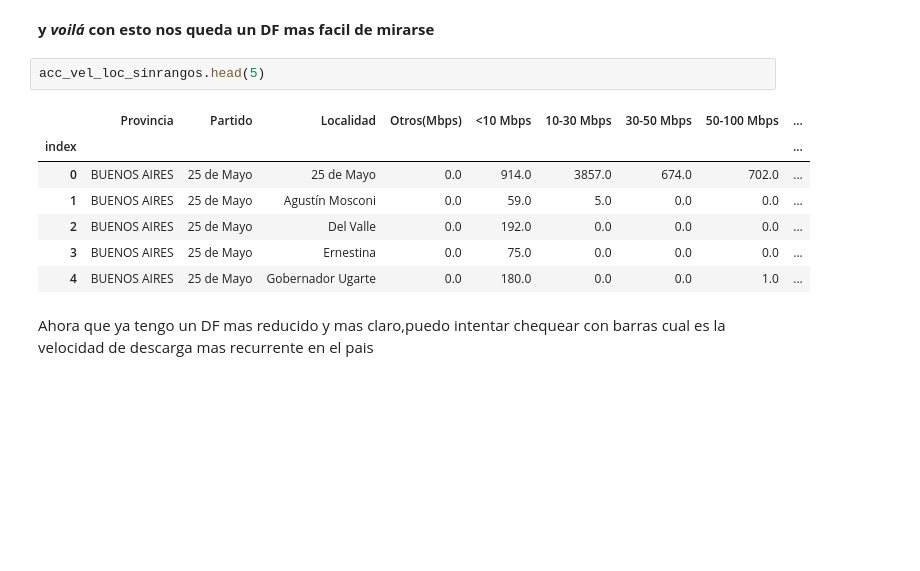
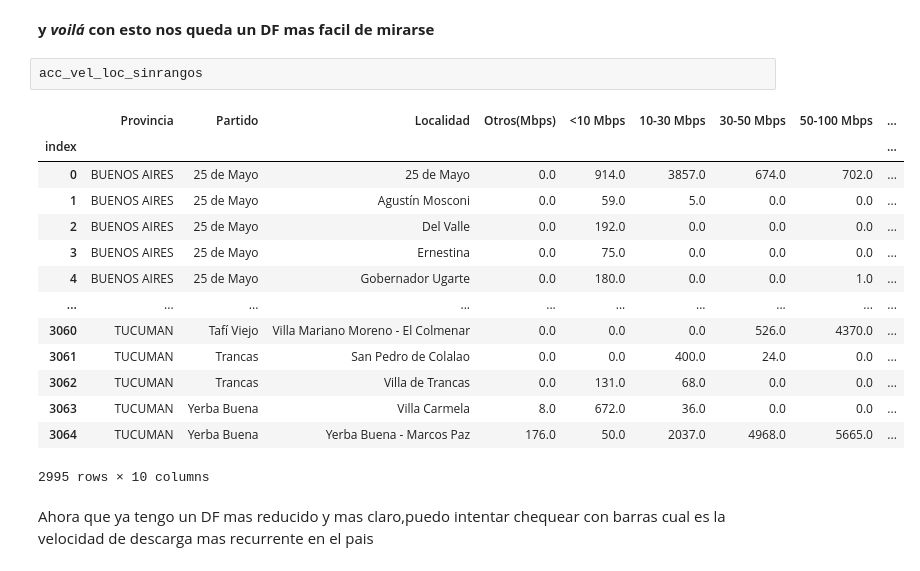
Before and after one commit to matiasbarriosled/PiDa, a Jupyter notebook: eda/eda.ipynb, the cells around one changed output. Saved outputs shown, nothing was run; the diff lists cells and outputs as text; blank space fills up the shorter version.

```diff
--- a/eda/eda.ipynb
+++ b/eda/eda.ipynb
@@ -75,15 +102,22 @@ acc_vel_loc_sinrangos = pd.DataFrame(
 # %% [markdown]
 **y *voilá* con esto nos queda un DF mas facil de mirarse**
 # %%
-acc_vel_loc_sinrangos.head(5)
+acc_vel_loc_sinrangos
 # %% [output]
 |  | Provincia | Partido | Localidad | Otros(Mbps) | <10 Mbps | 10-30 Mbps | 30-50 Mbps | 50-100 Mbps | ... |
 | index |  |  |  |  |  |  |  |  | ... |
 | 0 | BUENOS AIRES | 25 de Mayo | 25 de Mayo | 0.0 | 914.0 | 3857.0 | 674.0 | 702.0 | ... |
 | 1 | BUENOS AIRES | 25 de Mayo | Agustín Mosconi | 0.0 | 59.0 | 5.0 | 0.0 | 0.0 | ... |
 | 2 | BUENOS AIRES | 25 de Mayo | Del Valle | 0.0 | 192.0 | 0.0 | 0.0 | 0.0 | ... |
 | 3 | BUENOS AIRES | 25 de Mayo | Ernestina | 0.0 | 75.0 | 0.0 | 0.0 | 0.0 | ... |
 | 4 | BUENOS AIRES | 25 de Mayo | Gobernador Ugarte | 0.0 | 180.0 | 0.0 | 0.0 | 1.0 | ... |
+| ... | ... | ... | ... | ... | ... | ... | ... | ... | ... |
+| 3060 | TUCUMAN | Tafí Viejo | Villa Mariano Moreno - El Colmenar | 0.0 | 0.0 | 0.0 | 526.0 | 4370.0 | ... |
+| 3061 | TUCUMAN | Trancas | San Pedro de Colalao | 0.0 | 0.0 | 400.0 | 24.0 | 0.0 | ... |
+| 3062 | TUCUMAN | Trancas | Villa de Trancas | 0.0 | 131.0 | 68.0 | 0.0 | 0.0 | ... |
+| 3063 | TUCUMAN | Yerba Buena | Villa Carmela | 8.0 | 672.0 | 36.0 | 0.0 | 0.0 | ... |
+| 3064 | TUCUMAN | Yerba Buena | Yerba Buena - Marcos Paz | 176.0 | 50.0 | 2037.0 | 4968.0 | 5665.0 | ... |
+2995 rows × 10 columns
 # %% [markdown]
 Ahora que ya tengo un DF mas reducido y mas claro,puedo intentar chequear con barras cual es la velocidad de descarga mas recurrente en el pais
 # %%
```
Also changed, not shown: parts of 43 cells of this notebook, 11 other files.
